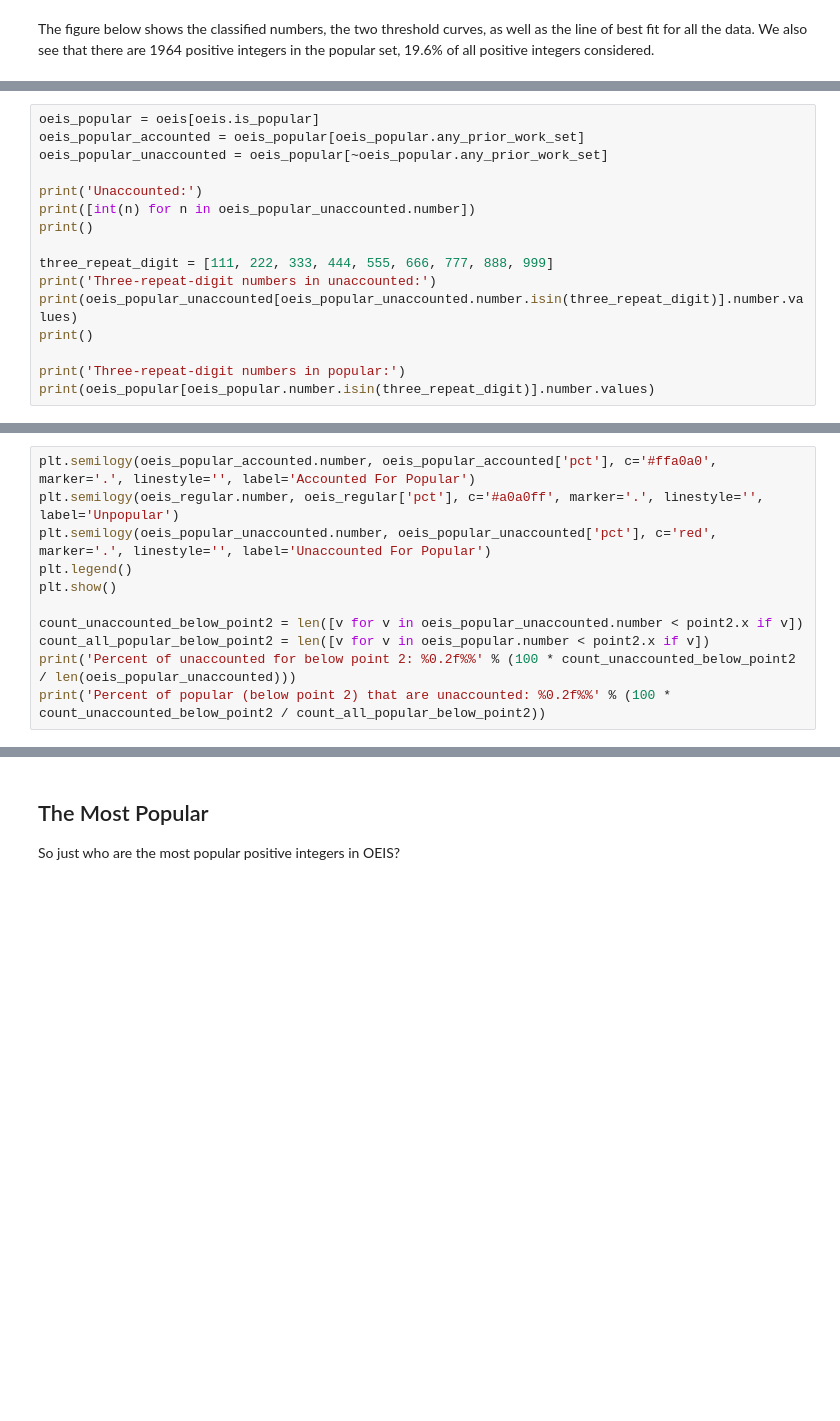
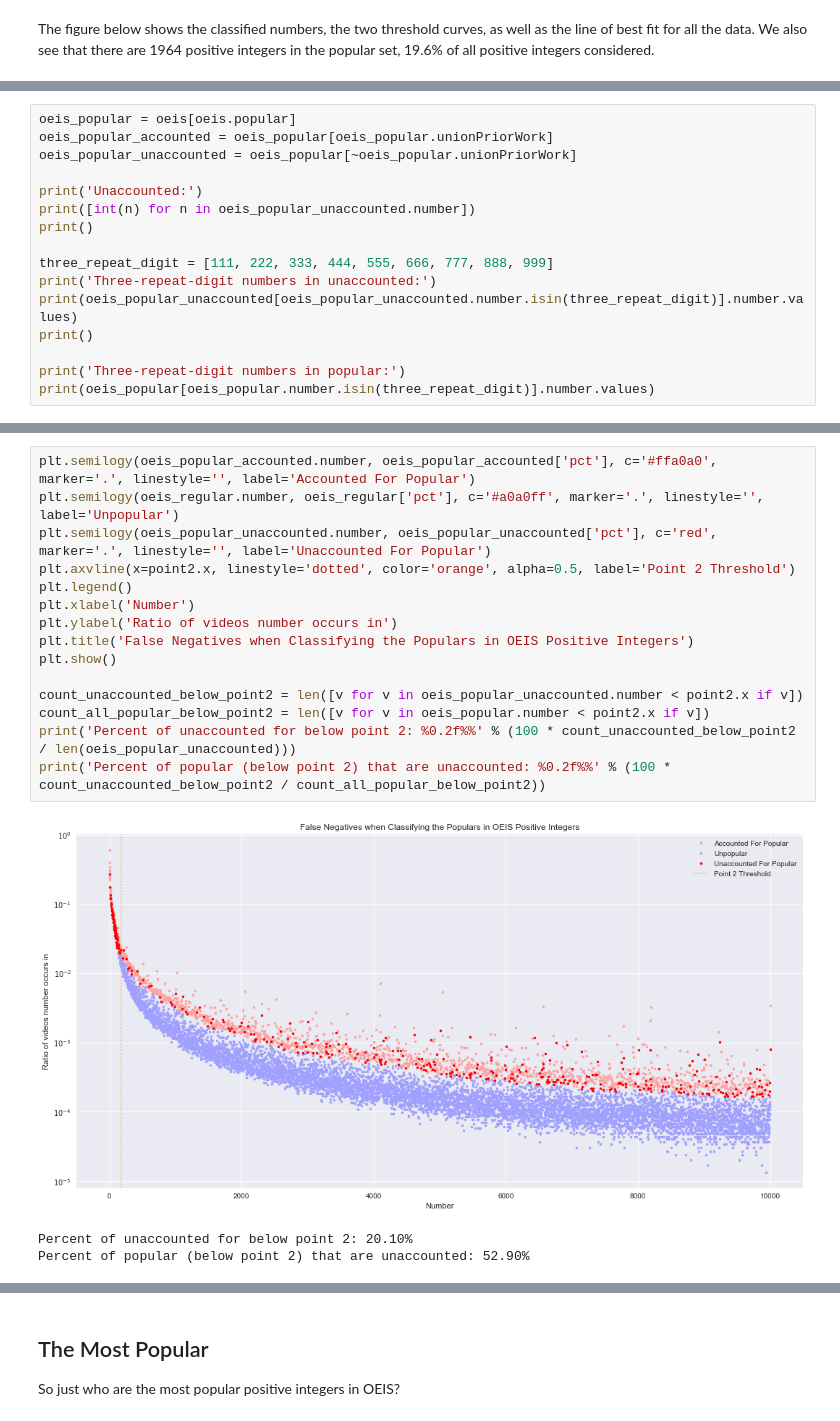
Before and after one commit to lipschultz/diabicus, a Jupyter notebook: number-analysis/Popular Numbers.ipynb, the cells around one changed output, grey strips where cells are left out. Drawn from its saved outputs; the diff is of its cells as text; blank space fills up the shorter version.

```diff
--- a/number-analysis/Popular Numbers.ipynb
+++ b/number-analysis/Popular Numbers.ipynb
@@ -462,7 +420,7 @@ Combined, these sets include 1719 positive integers, 1556 of them (90.5%) are po
 # %%
-oeis_popular = oeis[oeis.is_popular]
-oeis_popular_accounted = oeis_popular[oeis_popular.any_prior_work_set]
-oeis_popular_unaccounted = oeis_popular[~oeis_popular.any_prior_work_set]
+oeis_popular = oeis[oeis.popular]
+oeis_popular_accounted = oeis_popular[oeis_popular.unionPriorWork]
+oeis_popular_unaccounted = oeis_popular[~oeis_popular.unionPriorWork]
 
 print('Unaccounted:')
 print([int(n) for n in oeis_popular_unaccounted.number])
@@ -482,11 +449,19 @@ The graph below shows where the unaccounted for popular numbers fall within the
 # %%
 plt.semilogy(oeis_popular_accounted.number, oeis_popular_accounted['pct'], c='#ffa0a0', marker='.', linestyle='', label='Accounted For Popular')
 plt.semilogy(oeis_regular.number, oeis_regular['pct'], c='#a0a0ff', marker='.', linestyle='', label='Unpopular')
 plt.semilogy(oeis_popular_unaccounted.number, oeis_popular_unaccounted['pct'], c='red', marker='.', linestyle='', label='Unaccounted For Popular')
+plt.axvline(x=point2.x, linestyle='dotted', color='orange', alpha=0.5, label='Point 2 Threshold')
 plt.legend()
+plt.xlabel('Number')
+plt.ylabel('Ratio of videos number occurs in')
+plt.title('False Negatives when Classifying the Populars in OEIS Positive Integers')
 plt.show()
 
 count_unaccounted_below_point2 = len([v for v in oeis_popular_unaccounted.number < point2.x if v])
 count_all_popular_below_point2 = len([v for v in oeis_popular.number < point2.x if v])
 print('Percent of unaccounted for below point 2: %0.2f%%' % (100 * count_unaccounted_below_point2 / len(oeis_popular_unaccounted)))
 print('Percent of popular (below point 2) that are unaccounted: %0.2f%%' % (100 * count_unaccounted_below_point2 / count_all_popular_below_point2))
+# %% [output]
+[figure, added]
+Percent of unaccounted for below point 2: 20.10%
+Percent of popular (below point 2) that are unaccounted: 52.90%
```
Also changed, not shown: parts of 72 cells of this notebook, 1 other file.
